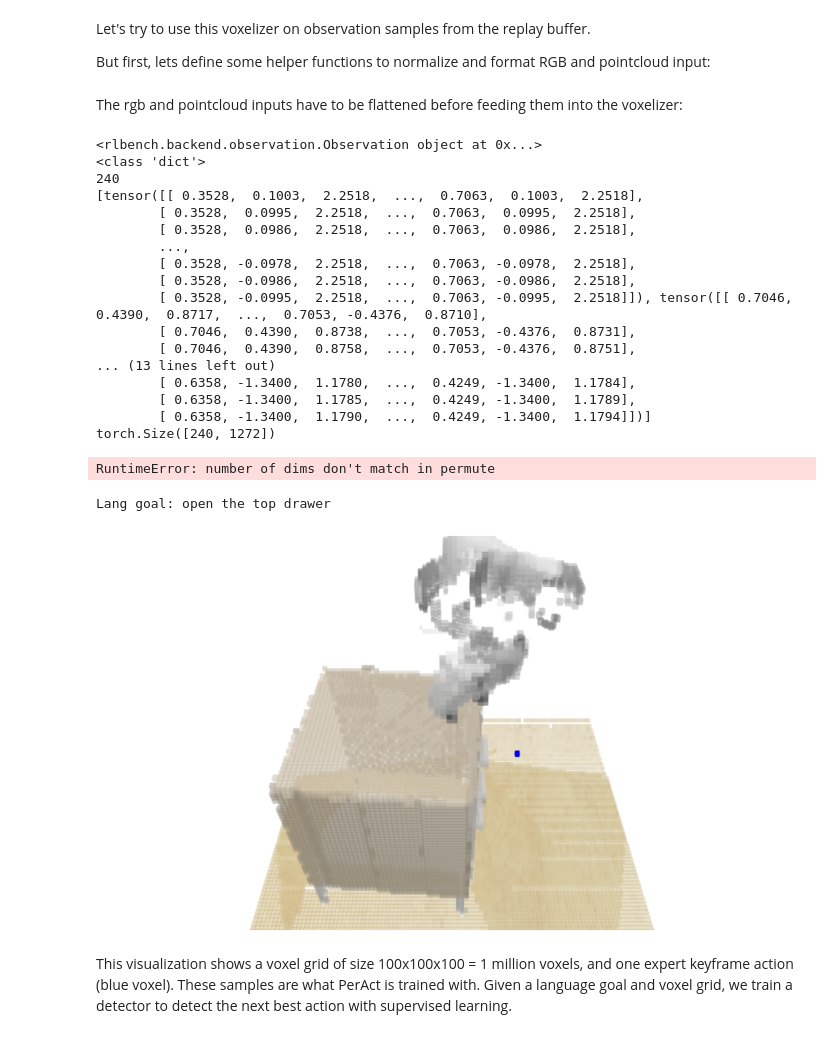
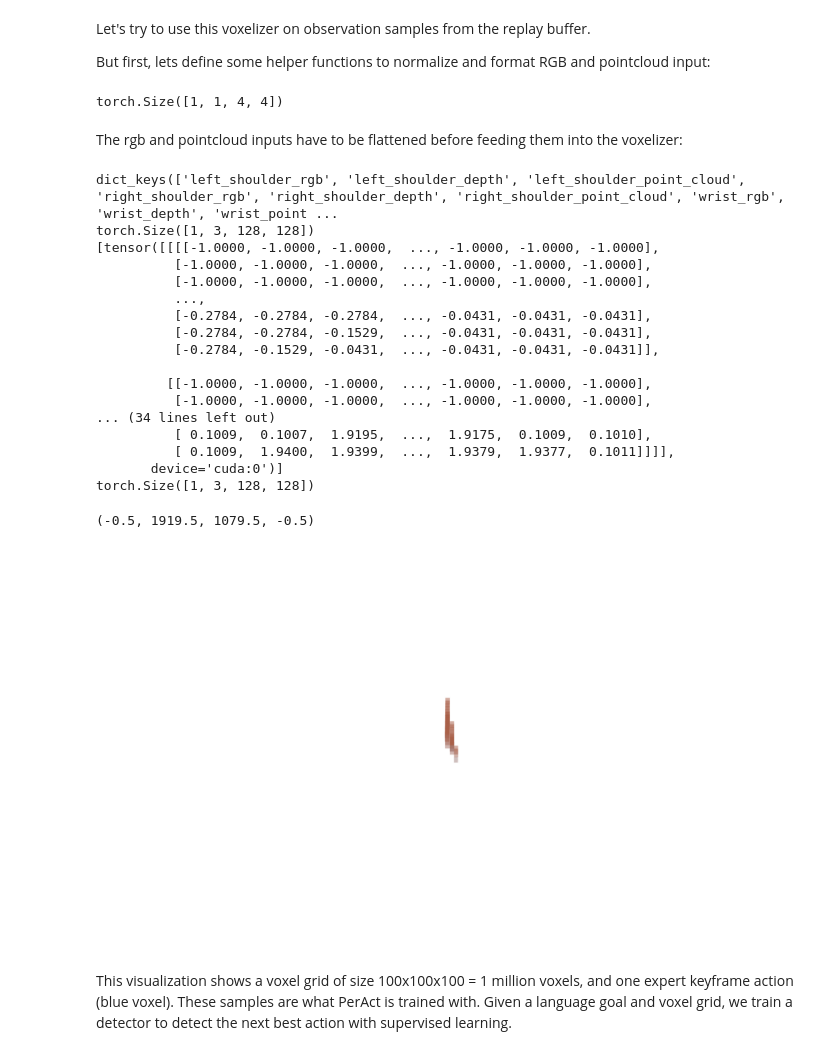
Before and after one commit to ngkhiem97/mujoco-peract, a Jupyter notebook: PerAct_Tutorial.ipynb, the cells around one changed output. Saved outputs shown, nothing was run; the diff lists cells and outputs as text; code cells hidden in the pictures.

```diff
--- a/PerAct_Tutorial.ipynb
+++ b/PerAct_Tutorial.ipynb
@@ -870,3 +936,7 @@ def _preprocess_inputs(replay_sample):
+# %%
+print(_obj_to_tensor(extract_obs(obs[ts], CAMERAS))["front_camera_extrinsics"].shape)
+# %% [output]
+torch.Size([1, 1, 4, 4])
 # %% [markdown]
 The rgb and pointcloud inputs have to be flattened before feeding them into the voxelizer:
 # %%
@@ -885,26 +955,25 @@ vox_grid = VoxelGrid(
 
 # sample from dataset
 # batch = next(train_data_iter)
-# # pprint.pprint(batch)
 # lang_goal = batch['lang_goal'][0][0][0]
-# batch = {k: v.to(device) for k, v in obs[0] if type(v) == torch.Tensor}
-pprint.pprint(obs[0])
-obs_0_dict = vars(obs[0])
-# obs_0_dict = {k: v.to(device) for k, v in obs_0_dict if type(v) == torch.Tensor}
-# pprint.pprint(obs_0_dict)
-print(type(obs_0_dict))
+# batch = {k: v.to(device) for k, v in batch.items() if type(v) == torch.Tensor}
 
 # preprocess observations
-obs_, pcds = _preprocess_inputs(obs_0_dict)
+batch = _obj_to_tensor(extract_obs(demo[ts], CAMERAS))
+print(batch.keys())
+obs, pcds = _preprocess_inputs(batch)
+
+# obs, pcds = _preprocess_inputs(batch)
+
+print(pcds[0].shape)
+print(obs[0])
 
 # flatten observations
-bs = obs_[0][0].shape[0]
-print(bs)
-print(pcds)
+bs = obs[0][0].shape[0]
+pcd_flat = torch.cat([p.permute(0, 2, 3, 1).reshape(bs, -1, 3) for p in pcds], 1)
 print(pcds[0].shape)
-pcd_flat = torch.cat([p.permute(0, 2, 3, 1).reshape(bs, -1, 3) for p in pcds], 1)
 
-image_features = [o[0] for o in obs_]
+image_features = [o[0] for o in obs]
 feat_size = image_features[0].shape[1]
 flat_imag_features = torch.cat(
     [p.permute(0, 2, 3, 1).reshape(bs, -1, feat_size) for p in image_features], 1)
@@ -921,46 +990,48 @@ voxel_grid = vox_grid.coords_to_bounding_voxel_grid(pcd_flat,
 vis_voxel_grid = voxel_grid.permute(0, 4, 1, 2, 3).detach().cpu().numpy()
 
 # expert action voxel indicies
-vis_gt_coord = batch['trans_action_indicies'][:, -1, :3].int().detach().cpu().numpy()
+# print("Transaction indicies")
+# print(batch['trans_action_indicies'].shape)
+# print(batch['trans_action_indicies'])
+# vis_gt_coord = batch['trans_action_indicies'][:, -1, :3].int().detach().cpu().numpy()
 # %% [output]
-<rlbench.backend.observation.Observation object at 0x...>
-<class 'dict'>
-240
-[tensor([[ 0.3528,  0.1003,  2.2518,  ...,  0.7063,  0.1003,  2.2518],
-        [ 0.3528,  0.0995,  2.2518,  ...,  0.7063,  0.0995,  2.2518],
-        [ 0.3528,  0.0986,  2.2518,  ...,  0.7063,  0.0986,  2.2518],
-        ...,
-        [ 0.3528, -0.0978,  2.2518,  ...,  0.7063, -0.0978,  2.2518],
-        [ 0.3528, -0.0986,  2.2518,  ...,  0.7063, -0.0986,  2.2518],
-        [ 0.3528, -0.0995,  2.2518,  ...,  0.7063, -0.0995,  2.2518]]), tensor([[ 0.7046,  0.4390,  0.8717,  ...,  0.7053, -0.4376,  0.8710],
-        [ 0.7046,  0.4390,  0.8738,  ...,  0.7053, -0.4376,  0.8731],
-        [ 0.7046,  0.4390,  0.8758,  ...,  0.7053, -0.4376,  0.8751],
-... (13 lines left out)
-        [ 0.6358, -1.3400,  1.1780,  ...,  0.4249, -1.3400,  1.1784],
-        [ 0.6358, -1.3400,  1.1785,  ...,  0.4249, -1.3400,  1.1789],
-        [ 0.6358, -1.3400,  1.1790,  ...,  0.4249, -1.3400,  1.1794]])]
-torch.Size([240, 1272])
+dict_keys(['left_shoulder_rgb', 'left_shoulder_depth', 'left_shoulder_point_cloud', 'right_shoulder_rgb', 'right_shoulder_depth', 'right_shoulder_point_cloud', 'wrist_rgb', 'wrist_depth', 'wrist_point ...
+torch.Size([1, 3, 128, 128])
+[tensor([[[[-1.0000, -1.0000, -1.0000,  ..., -1.0000, -1.0000, -1.0000],
+          [-1.0000, -1.0000, -1.0000,  ..., -1.0000, -1.0000, -1.0000],
+          [-1.0000, -1.0000, -1.0000,  ..., -1.0000, -1.0000, -1.0000],
+          ...,
+          [-0.2784, -0.2784, -0.2784,  ..., -0.0431, -0.0431, -0.0431],
+          [-0.2784, -0.2784, -0.1529,  ..., -0.0431, -0.0431, -0.0431],
+          [-0.2784, -0.1529, -0.0431,  ..., -0.0431, -0.0431, -0.0431]],
+
+         [[-1.0000, -1.0000, -1.0000,  ..., -1.0000, -1.0000, -1.0000],
+          [-1.0000, -1.0000, -1.0000,  ..., -1.0000, -1.0000, -1.0000],
+... (34 lines left out)
+          [ 0.1009,  0.1007,  1.9195,  ...,  1.9175,  0.1009,  0.1010],
+          [ 0.1009,  1.9400,  1.9399,  ...,  1.9379,  1.9377,  0.1011]]]],
+       device='cuda:0')]
+torch.Size([1, 3, 128, 128])
-RuntimeError: number of dims don't match in permute
 # %%
 # render voxel grid with expert action (blue)
 #@markdown #### Show voxel grid and expert action (blue)
 #@markdown Adjust `rotation_amount` to change the camera yaw angle for rendering.
 rotation_amount = 0 #@param {type:"slider", min:-180, max:180, step:5}
 rendered_img = visualise_voxel(vis_voxel_grid[0],
                                None,
                                None,
-                               vis_gt_coord[0],
+                               None,
                                voxel_size=0.045,
                                rotation_amount=np.deg2rad(rotation_amount))
 
 fig = plt.figure(figsize=(15, 15))
 plt.imshow(rendered_img)
 plt.axis('off')
 
-print(f"Lang goal: {lang_goal}")
+# print(f"Lang goal: {lang_goal}")
 # %% [output]
-Lang goal: open the top drawer
+(-0.5, 1919.5, 1079.5, -0.5)
-[figure, old version]
+[figure, new version]
 # %% [markdown]
 This visualization shows a voxel grid of size 100x100x100 = 1 million voxels, and one expert keyframe action (blue voxel). These samples are what PerAct is trained with. Given a language goal and voxel grid, we train a detector to detect the next best action with supervised learning.
 # %% [markdown]
```
Also changed, not shown: parts of 5 cells of this notebook, 1 other file.
